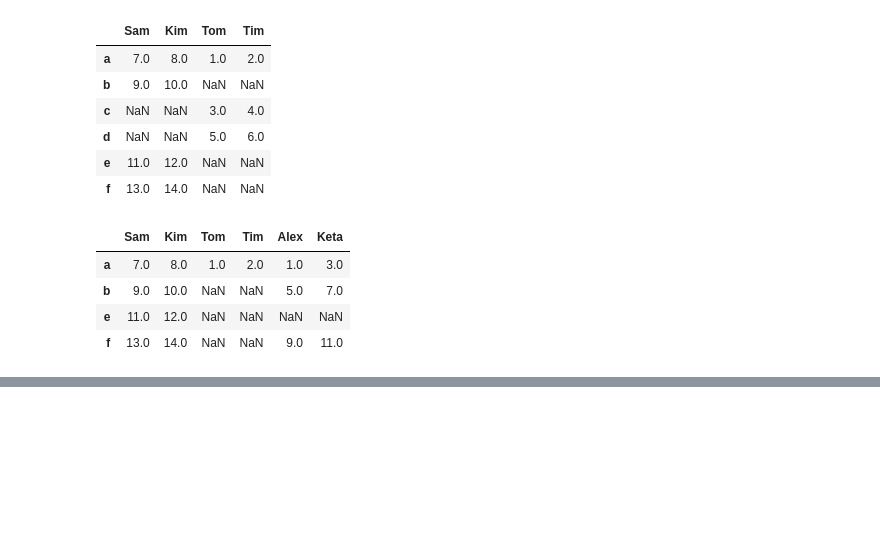
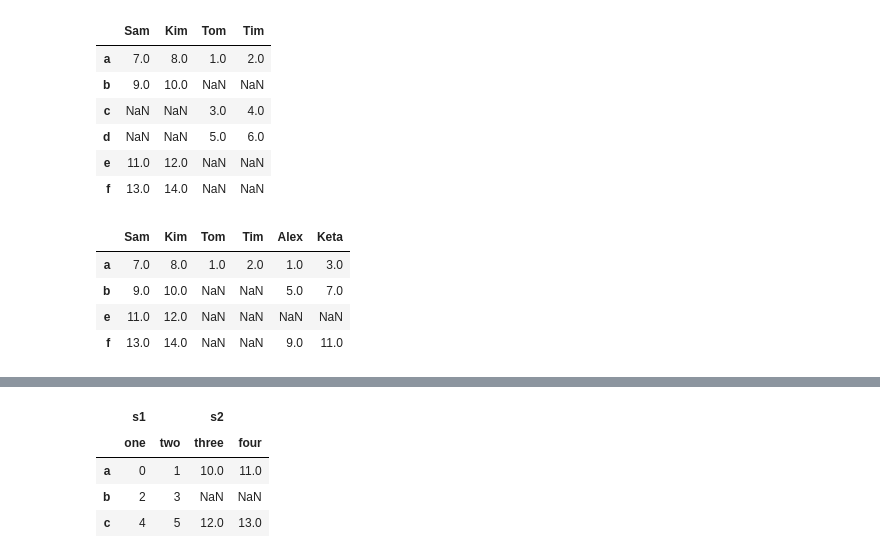
Before and after one commit to MarcoDava/PandasPractice, a Jupyter notebook: PandasTutorial11.ipynb, the cells around one changed output, grey strips where cells are left out. Drawn from its saved outputs; the diff is of its cells as text; code cells hidden in the pictures; blank space fills up the shorter version.

```diff
--- a/PandasTutorial11.ipynb
+++ b/PandasTutorial11.ipynb
@@ -232,0 +310,11 @@ seq=np.arange(20).reshap
+# %%
+df1=pd.DataFrame(np.arange(6).reshape(3,2),index=['a','b','c'],columns=['one','two'])
+df2=pd.DataFrame(10+np.arange(4).reshape(2,2),index=['a','c'],columns=['three','four'])
+# %%
+pd.concat([df1,df2],axis=1,keys=['s1','s2'],sort=False)
+# %% [output]
+|  | s1 |  | s2 |  |
+|  | one | two | three | four |
+| a | 0 | 1 | 10.0 | 11.0 |
+| b | 2 | 3 | NaN | NaN |
+| c | 4 | 5 | 12.0 | 13.0 |
```
Also changed, not shown: parts of 11 cells of this notebook.
